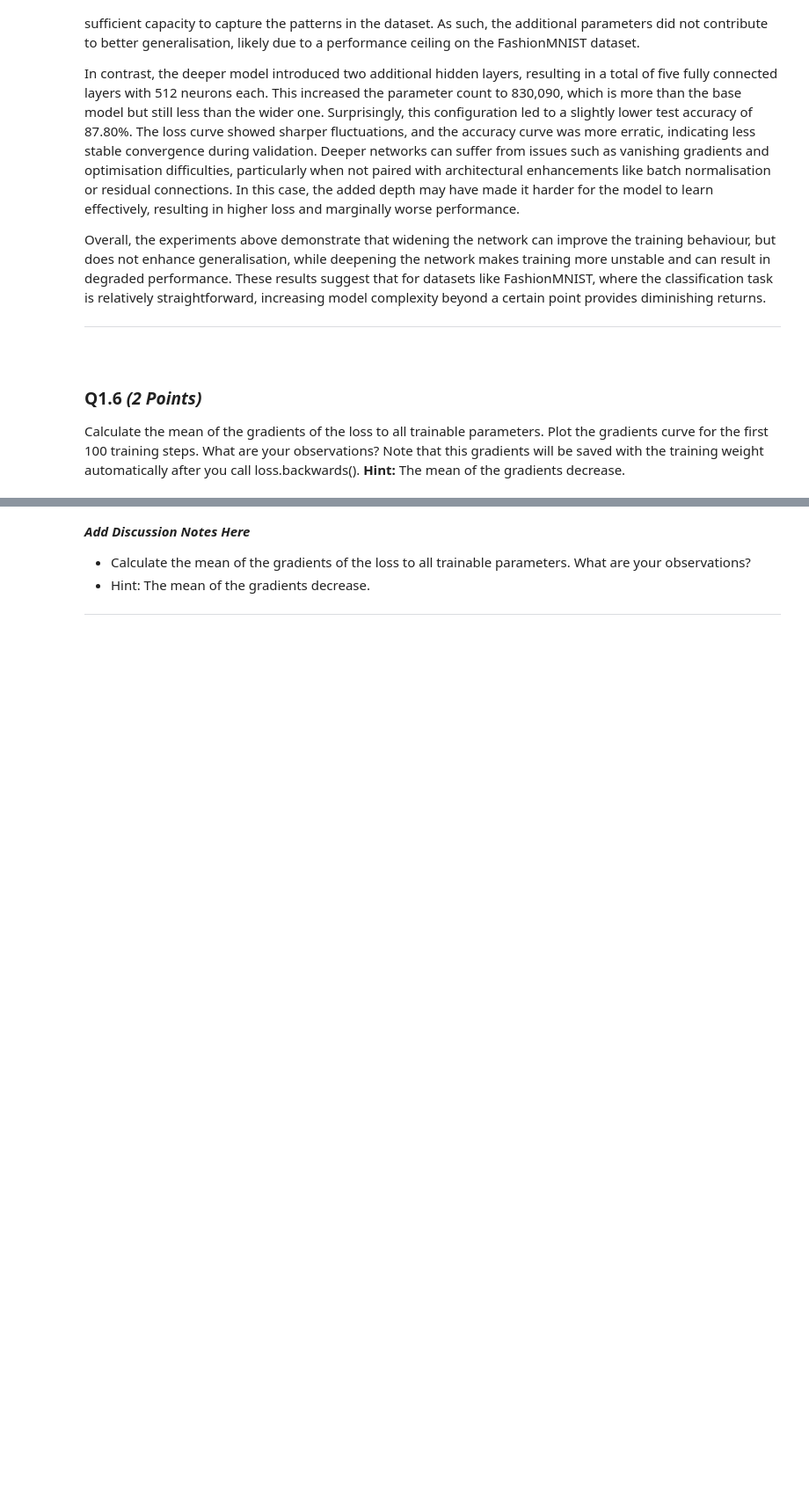
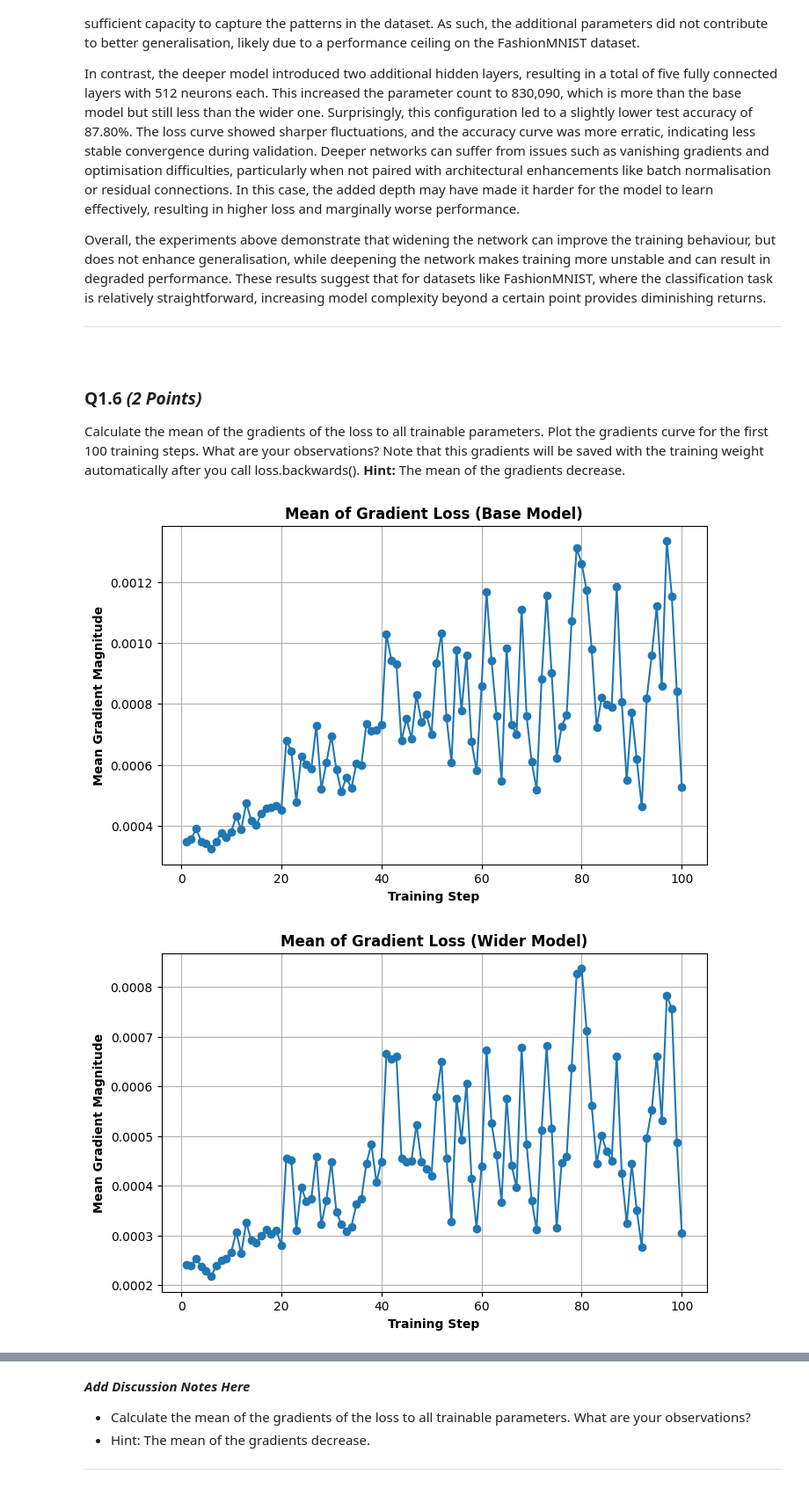
Before and after one commit to busatmd021/COMPUTER-VISION, a Jupyter notebook: Assignment3.ipynb, the cells around one changed output, grey strips where cells are left out. Shown at 88% size. Drawn from its saved outputs; the diff is of its cells as text; code cells hidden in the pictures; blank space fills up the shorter version.

```diff
--- a/Assignment3.ipynb
+++ b/Assignment3.ipynb
@@ -502,7 +499,7 @@ model = WideNeuralNetwork().to(device)
 print(f"Trainable parameters: {count_trainable_params(model)}")
 
 # Train the Model for Learning Rate = 0.1
-val_loss, val_accuracy = train_model(model, train_dataloader, test_dataloader, epochs = 15, lr = 0.1)
+val_loss, val_accuracy, grad_loss_wide = train_model(model, train_dataloader, test_dataloader, epochs = 15, lr = 0.1)
 # %% [output]
 Using cpu device
 Trainable parameters: 1863690
@@ -609,0 +605,12 @@ Calculate the mean of the gradients of the loss to all trainable parameters. Plo
+# %%
+# Dispaly Gradient Loss for Base Model
+display_loss("Mean of Gradient Loss (Base Model)", "Training Step", "Mean Gradient Magnitude", grad_loss_base[0], epochs = 100)
+
+# Dispaly Gradient Loss for Wider Model
+display_loss("Mean of Gradient Loss (Wider Model)", "Training Step", "Mean Gradient Magnitude", grad_loss_wide[0], epochs = 100)
+
+# Dispaly Gradient Loss for Deeper Model
+display_loss("Mean of Gradient Loss (Deeper Model)", "Training Step", "Mean Gradient Magnitude", grad_loss_deep[0], epochs = 100)
+# %% [output]
+[figure, added]
+[figure, added]
```
Also changed, not shown: parts of 17 cells of this notebook, 1 other file.
